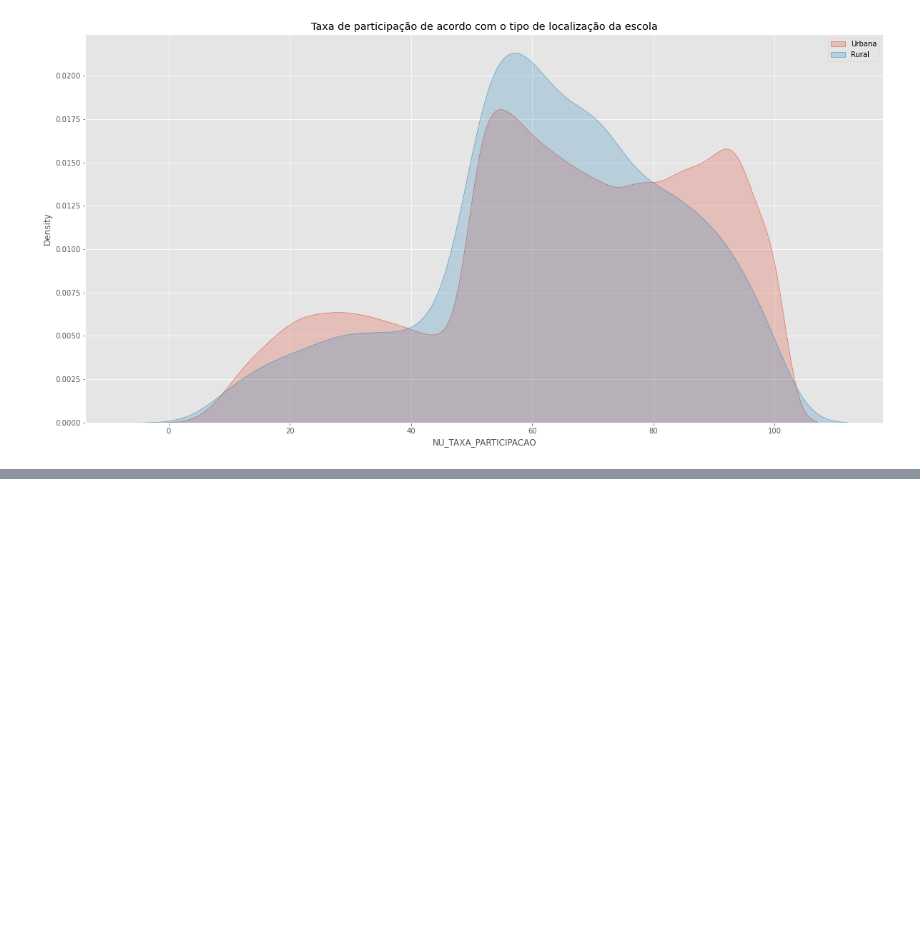
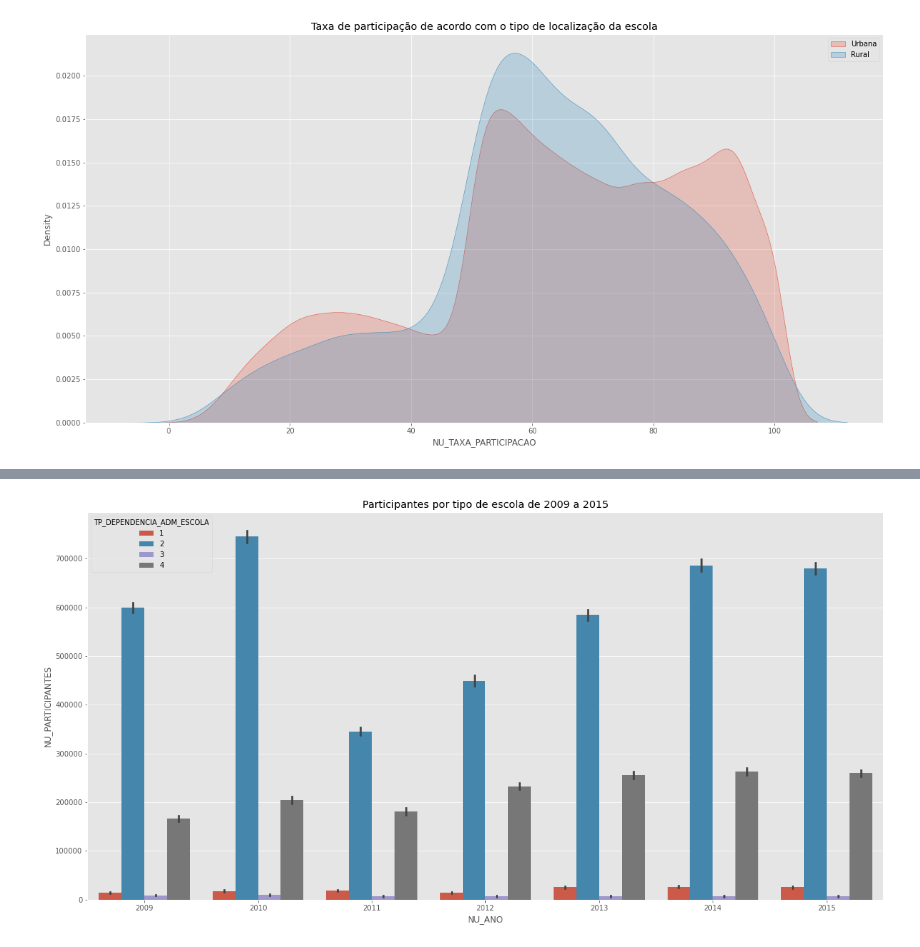
Before and after one commit to osbrabos/dataviz-enem, a Jupyter notebook: school-analysis.ipynb, the cells around one changed output, grey strips where cells are left out. Cells and saved outputs as stored; diff of their text form; code cells hidden in the pictures; blank space fills up the shorter version.

```diff
--- a/school-analysis.ipynb
+++ b/school-analysis.ipynb
@@ -196,0 +198,7 @@ plt.show()
+# %%
+fig, ax = plt.subplots(figsize=(20, 10))
+sns.barplot(data=df, x='NU_ANO', y='NU_PARTICIPANTES', hue='TP_DEPENDENCIA_ADM_ESCOLA', estimator=sum)
+ax.set_title('Participantes por tipo de escola de 2009 a 2015')
+plt.show()
+# %% [output]
+[figure, added]
```
Also changed, not shown: parts of 8 cells of this notebook.
